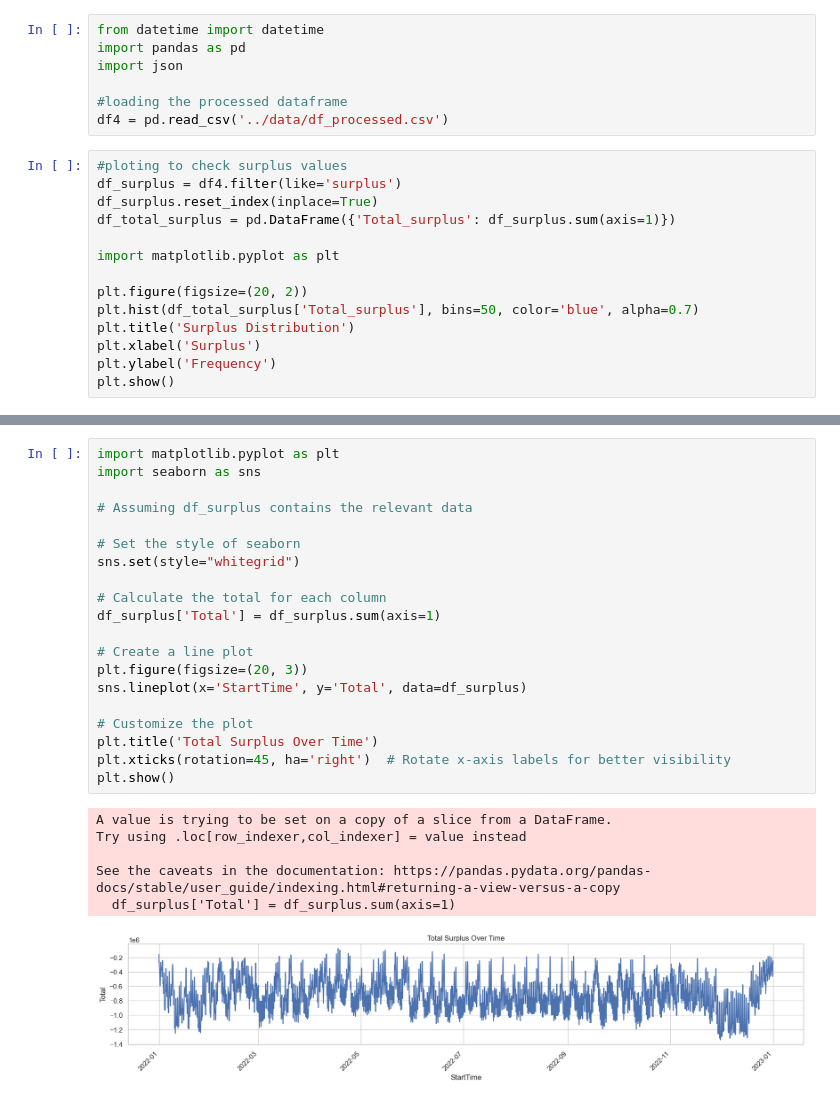
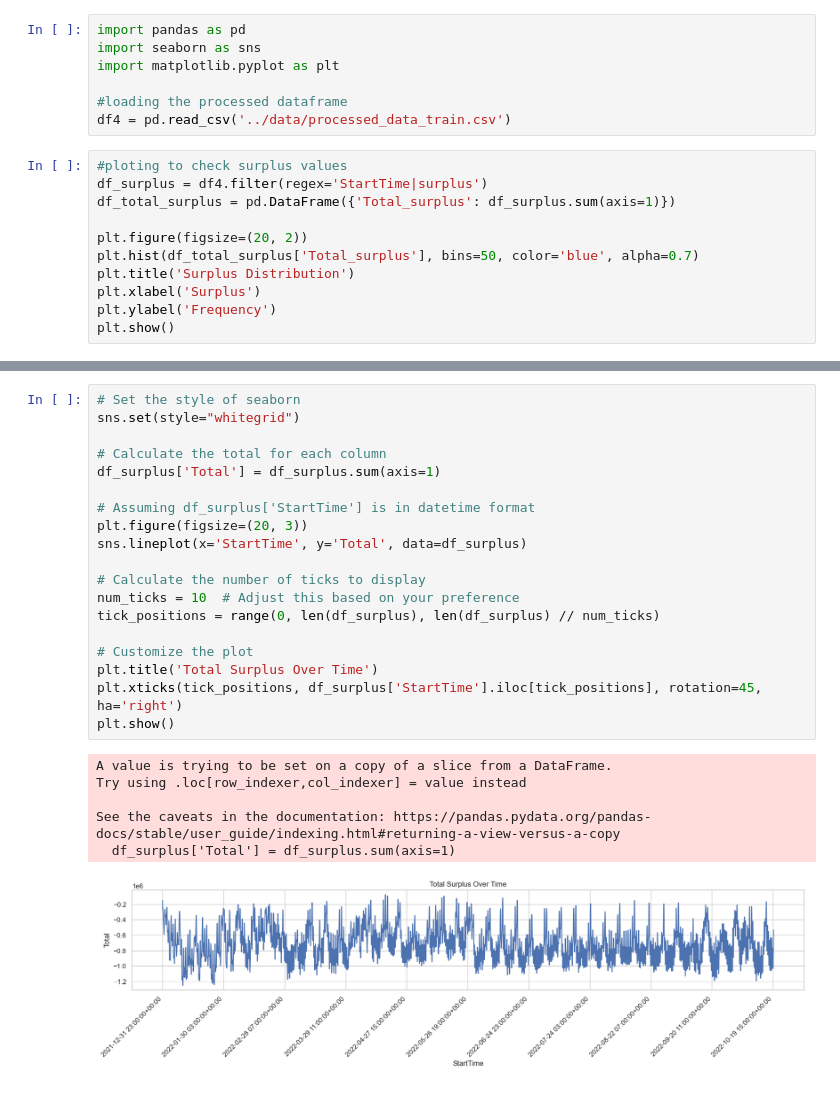
Before and after one commit to plarrip/hackathon_schneider, a Jupyter notebook: src/data_exploration.ipynb, the cells around one changed output, grey strips where cells are left out. Drawn from its saved outputs; the diff is of its cells as text.

```diff
--- a/src/data_exploration.ipynb
+++ b/src/data_exploration.ipynb
@@ -1,17 +1,14 @@
 # %%
-from datetime import datetime
 import pandas as pd
-import json
+import seaborn as sns
+import matplotlib.pyplot as plt
 
 #loading the processed dataframe
-df4 = pd.read_csv('../data/df_processed.csv')
+df4 = pd.read_csv('../data/processed_data_train.csv')
 # %%
 #ploting to check surplus values
-df_surplus = df4.filter(like='surplus')
-df_surplus.reset_index(inplace=True)
+df_surplus = df4.filter(regex='StartTime|surplus')
 df_total_surplus = pd.DataFrame({'Total_surplus': df_surplus.sum(axis=1)})
-
-import matplotlib.pyplot as plt
 
 plt.figure(figsize=(20, 2))
 plt.hist(df_total_surplus['Total_surplus'], bins=50, color='blue', alpha=0.7)
@@ -41,30 +35,29 @@ plt.show()
 # %% [output]
 [figure]
 # %%
-import matplotlib.pyplot as plt
-import seaborn as sns
-
-# Assuming df_surplus contains the relevant data
-
 # Set the style of seaborn
 sns.set(style="whitegrid")
 
 # Calculate the total for each column
 df_surplus['Total'] = df_surplus.sum(axis=1)
 
-# Create a line plot
+# Assuming df_surplus['StartTime'] is in datetime format
 plt.figure(figsize=(20, 3))
 sns.lineplot(x='StartTime', y='Total', data=df_surplus)
 
+# Calculate the number of ticks to display
+num_ticks = 10  # Adjust this based on your preference
+tick_positions = range(0, len(df_surplus), len(df_surplus) // num_ticks)
+
 # Customize the plot
 plt.title('Total Surplus Over Time')
-plt.xticks(rotation=45, ha='right')  # Rotate x-axis labels for better visibility
+plt.xticks(tick_positions, df_surplus['StartTime'].iloc[tick_positions], rotation=45, ha='right')
 plt.show()
 # %% [output]
 A value is trying to be set on a copy of a slice from a DataFrame.
 Try using .loc[row_indexer,col_indexer] = value instead
 
 See the caveats in the documentation: https://pandas.pydata.org/pandas-docs/stable/user_guide/indexing.html#returning-a-view-versus-a-copy
   df_surplus['Total'] = df_surplus.sum(axis=1)
-[figure, old version]
+[figure, new version]
 # %%
```
Also changed, not shown: parts of 4 cells of this notebook, 1 other file.
